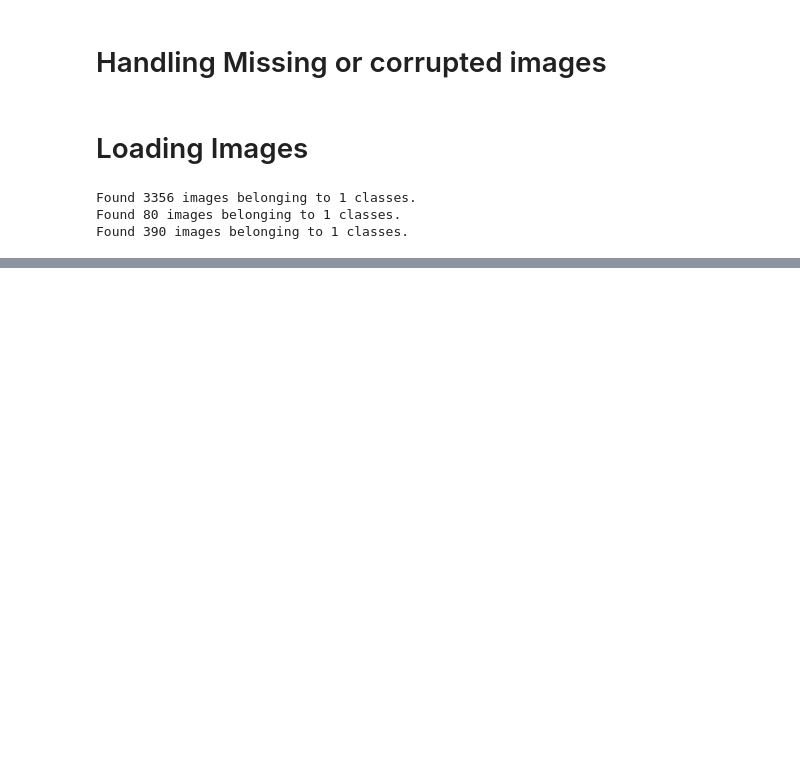
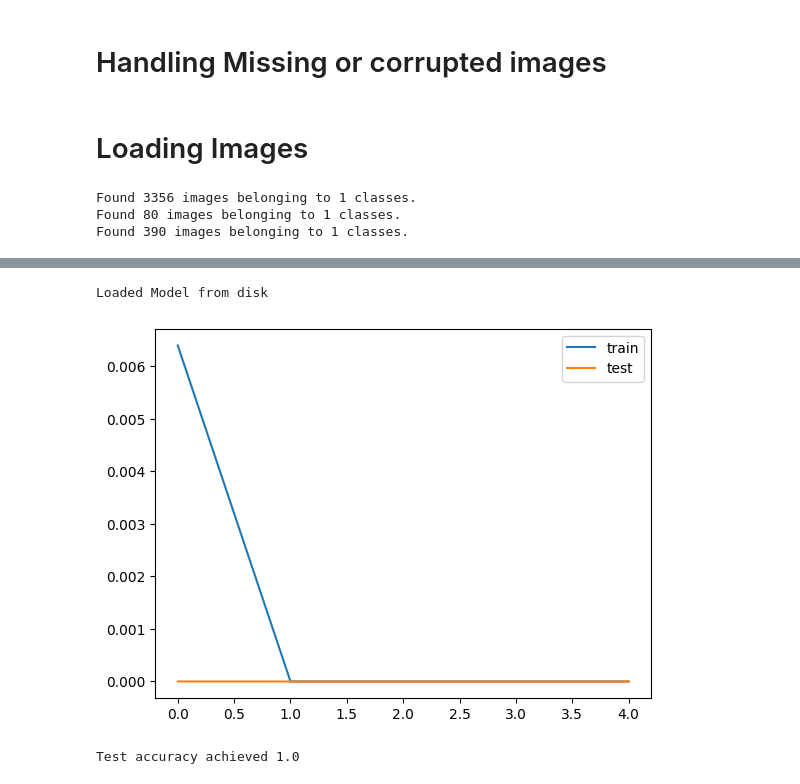
Before and after one commit to sriramofficial9/Feature_Engineering_project, a Jupyter notebook: FE_Project_Group_14_New.ipynb, the cells around one changed output, grey strips where cells are left out. Saved outputs shown, nothing was run; the diff lists cells and outputs as text; code cells hidden in the pictures; blank space fills up the shorter version.

Commit message:
model development

```diff
--- a/FE_Project_Group_14_New.ipynb
+++ b/FE_Project_Group_14_New.ipynb
@@ -118,0 +186,26 @@ Found 390 images belonging to 1 classes.
+# %%
+from keras.layers import Dense,Activation,Dropout, Conv2D, MaxPool2D
+from keras.callbacks import EarlyStopping, ModelCheckpoint
+model.compile(loss='binary_crossentropy',
+              optimizer='adam',
+              metrics=['accuracy'])
+
+earlystop = EarlyStopping(monitor='val_loss', mode='min', verbose=1, patience=1, min_delta=0.001)
+modelcheck = ModelCheckpoint('best_model.hdf5', monitor='val_accuracy',verbose=1,save_best_only=True,mode='max')
+# %%
+# Number of training and validation samples
+nb_train_samples = 2000
+nb_validation_samples = 800
+batch_size = 32
+
+# Calculate steps per epoch based on the total number of samples and batch size
+steps_per_epoch = nb_train_samples // batch_size
+
+# Train the model
+history = model.fit(
+    train_dataset,
+    steps_per_epoch=steps_per_epoch,
+    epochs=nb_epoch,
+    validation_data=valid_dataset,
+    # validation_steps=nb_validation_samples // batch_size,
+)
@@ -118,0 +231,22 @@ Found 390 images belonging to 1 classes.
+# %%
+import tensorflow as tf
+# opening and store file in a variable
+
+json_file = open('model.json','r')
+loaded_model_json = json_file.read()
+json_file.close()
+
+# use Keras model_from_json to make a loaded model
+
+loaded_model = tf.keras.models.model_from_json(loaded_model_json)
+
+# load weights into new model
+
+loaded_model.load_weights("model.h5")
+print("Loaded Model from disk")
+
+# compile and evaluate loaded model
+
+loaded_model.compile(loss='categorical_crossentropy',optimizer='adam',metrics=['accuracy'])
+# %% [output]
+Loaded Model from disk
@@ -118,0 +286,14 @@ Found 390 images belonging to 1 classes.
+# %%
+plt.plot(history.history['loss'], label='train')
+plt.plot(history.history['val_loss'], label='test')
+plt.legend()
+plt.show()
+# %% [output]
+[figure, added]
+# %%
+if 'val_accuracy' in history.history and len(history.history['val_accuracy']) >= 2:
+    print('Test accuracy achieved', history.history['val_accuracy'][-2])
+else:
+    print('Validation accuracy data not available or not enough epochs.')
+# %% [output]
+Test accuracy achieved 1.0
```
Also changed, not shown: parts of 16 cells of this notebook, 5 other files.
